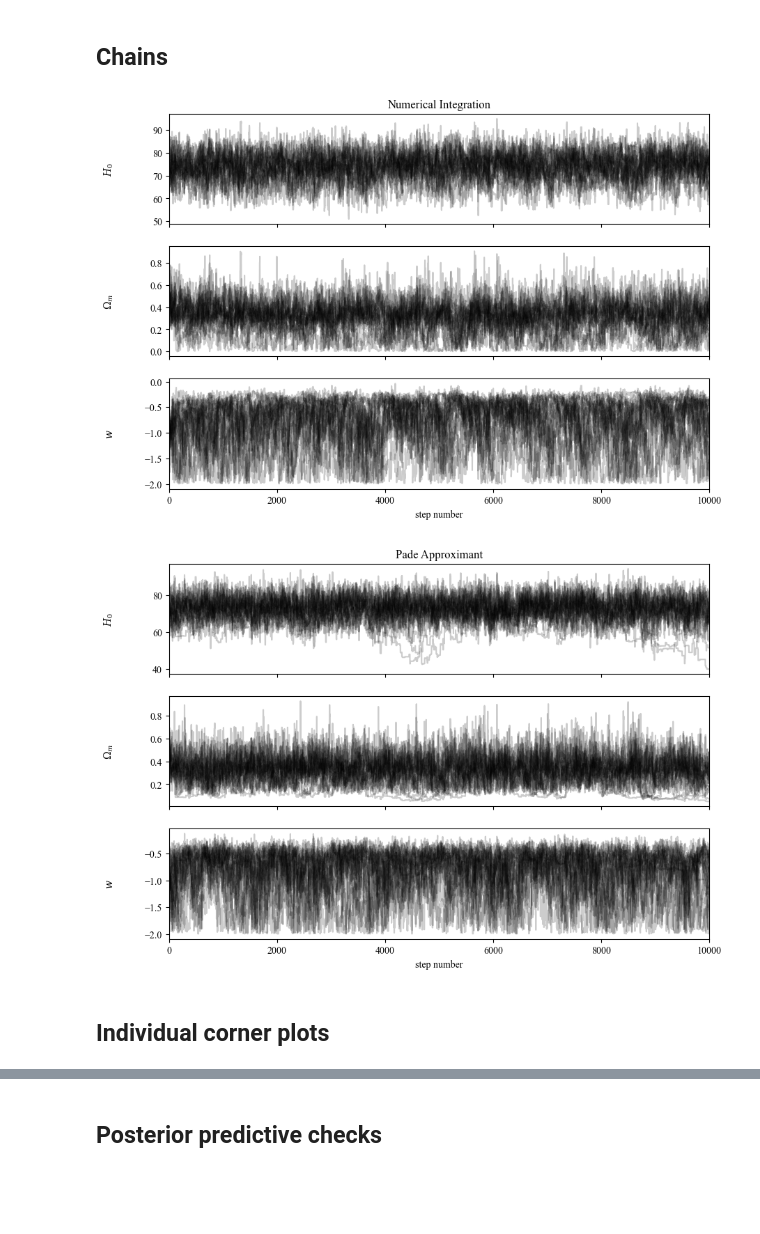
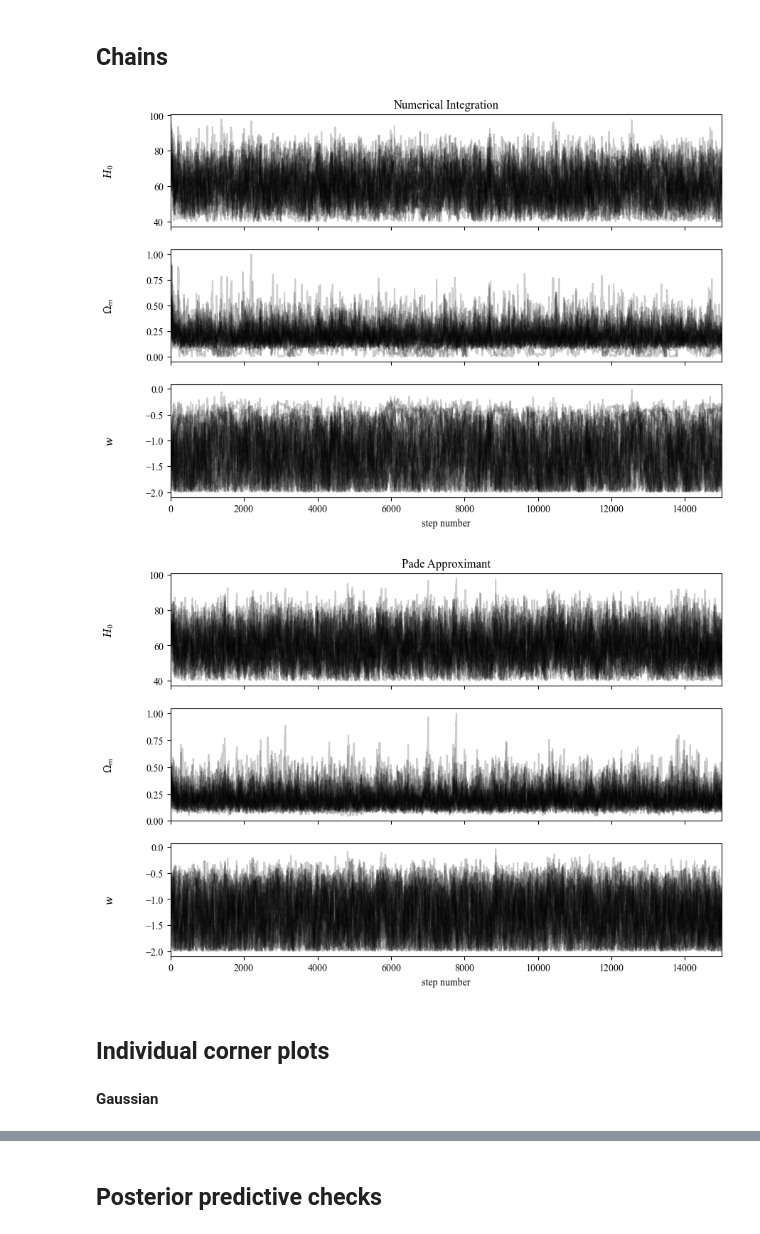
Before and after one commit to MariosNT/DM_cosmic_Pade, a Jupyter notebook: Notebooks/MCMC_constraints.ipynb, the cells around one changed output, grey strips where cells are left out. Drawn from its saved outputs; the diff is of its cells as text; code cells hidden in the pictures; blank space fills up the shorter version.

```diff
--- a/Notebooks/MCMC_constraints.ipynb
+++ b/Notebooks/MCMC_constraints.ipynb
@@ -62,0 +92,2 @@ samples_PD, flat_samples_PD = run_mcmc_analysis_pdf(z_centres, DM_obs_centre, s_
+# %%
+samples_PD_gauss, flat_samples_PD_gauss = run_mcmc_analysis(z_centres_gauss, DM_obs_centre_gauss, s_DM_obs_gauss, log_probability_frb_Pade_gauss, N_samples=15000)
@@ -64,10 +162,10 @@ samples_PD, flat_samples_PD = run_mcmc_analysis_pdf(z_centres, DM_obs_centre, s_
 labels = [r"$H_0$", r"$\Omega_m$", r"$w$"]
 
 fig = corner.corner(
-    flat_samples, labels=labels, color="tab:blue", smooth=True, label_kwargs={"fontsize": 15},
+    flat_samples_gauss, labels=labels, color="tab:blue", smooth=True, label_kwargs={"fontsize": 15},
 )
 corner.corner(
-    flat_samples_PD, fig=fig, truths=[HUBBLE, OMEGA_MATTER, W_LAMBDA], truth_color='black', color="tab:green", smooth=True
+    flat_samples_PD_gauss, fig=fig, truths=[HUBBLE, OMEGA_MATTER, W_LAMBDA], truth_color='black', color="tab:green", smooth=True
 );
 
 for ax in fig.get_axes():
@@ -79,0 +180,15 @@ plt.show()
+# %%
+labels = [r"$H_0$", r"$\Omega_m$", r"$w$"]
+
+fig = corner.corner(
+    flat_samples_pdf, labels=labels, color="tab:blue", smooth=True, label_kwargs={"fontsize": 15},
+)
+corner.corner(
+    flat_samples_PD_pdf, fig=fig, truths=[HUBBLE, OMEGA_MATTER, W_LAMBDA], truth_color='black', color="tab:green", smooth=True
+);
+
+for ax in fig.get_axes():
+    ax.tick_params(axis='both', labelsize=15)
+
+plt.legend(['Num. Integration', r'Pad$\'{\rm e}$ Approximant'], loc='upper right', bbox_to_anchor=(0.1, 1., 1, 1), fontsize=11)
+plt.show()
@@ -88,8 +205,8 @@ fig, axes = plt.subplots(3, figsize=(10, 7), sharex=True)
 
 for idx, name in enumerate(labels):
     ax = axes[idx]
-    ax.plot(samples[:, :, idx], "k", alpha=0.2)
-    ax.set_xlim(0, len(samples))
+    ax.plot(samples_gauss[:, :, idx], "k", alpha=0.2)
+    ax.set_xlim(0, len(samples_gauss))
     ax.set_ylabel(name)
     ax.yaxis.set_label_coords(-0.1, 0.5)
 
@@ -98,23 +215,25 @@ axes[0].set_title('Numerical Integration')
 
 plt.show()
 # %% [output]
-[figure, old version]
+[figure, new version]
 # %%
 fig, axes = plt.subplots(3, figsize=(10, 7), sharex=True)
 labels = [r"$H_0$", r"$\Omega_m$", r"$w$"]
 for idx, name in enumerate(labels):
     ax = axes[idx]
-    ax.plot(samples_PD[:, :, idx], "k", alpha=0.2)
-    ax.set_xlim(0, len(samples_PD))
+    ax.plot(samples_PD_gauss[:, :, idx], "k", alpha=0.2)
+    ax.set_xlim(0, len(samples_PD_gauss))
     ax.set_ylabel(name)
     ax.yaxis.set_label_coords(-0.1, 0.5)
 
 axes[-1].set_xlabel("step number");
 axes[0].set_title('Pade Approximant')
 
 plt.show()
 # %% [output]
-[figure, old version]
+[figure, new version]
 # %% [markdown]
 ## Individual corner plots
+# %% [markdown]
+**Gaussian**
 # %%
```
Also changed, not shown: parts of 28 cells of this notebook, 2 other files.
